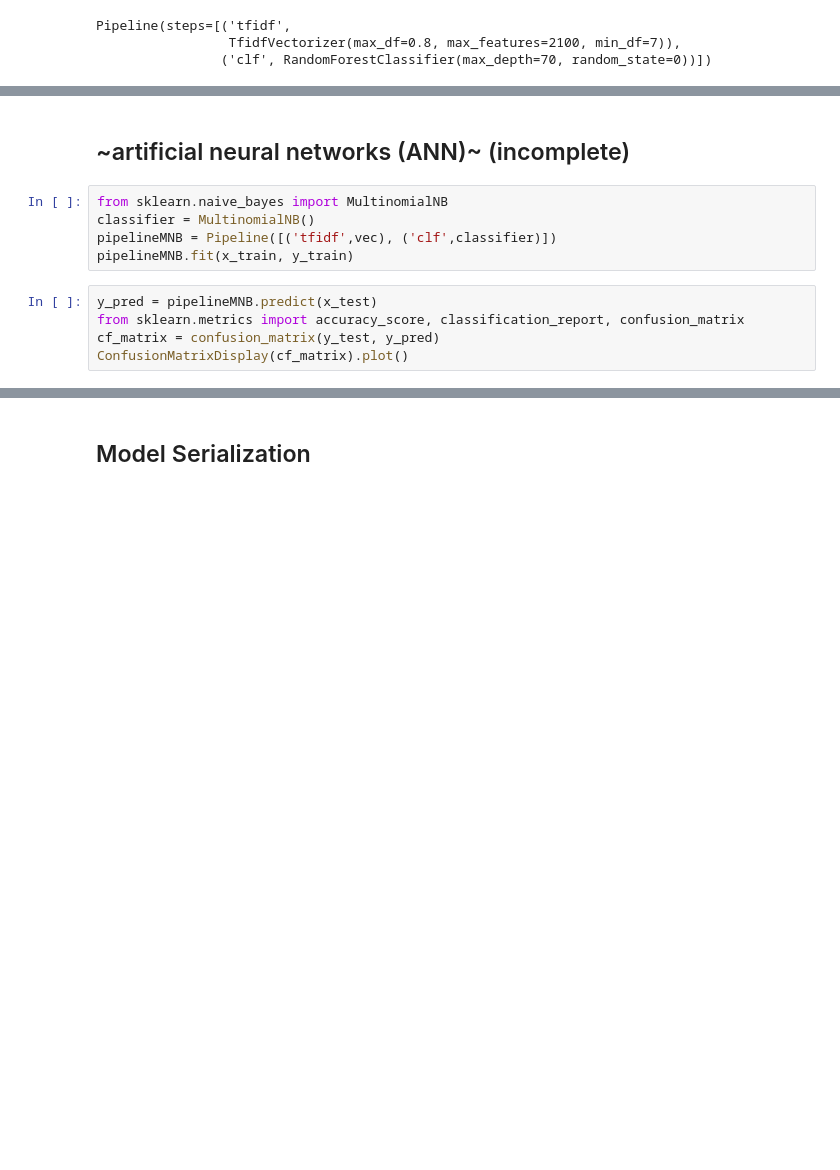
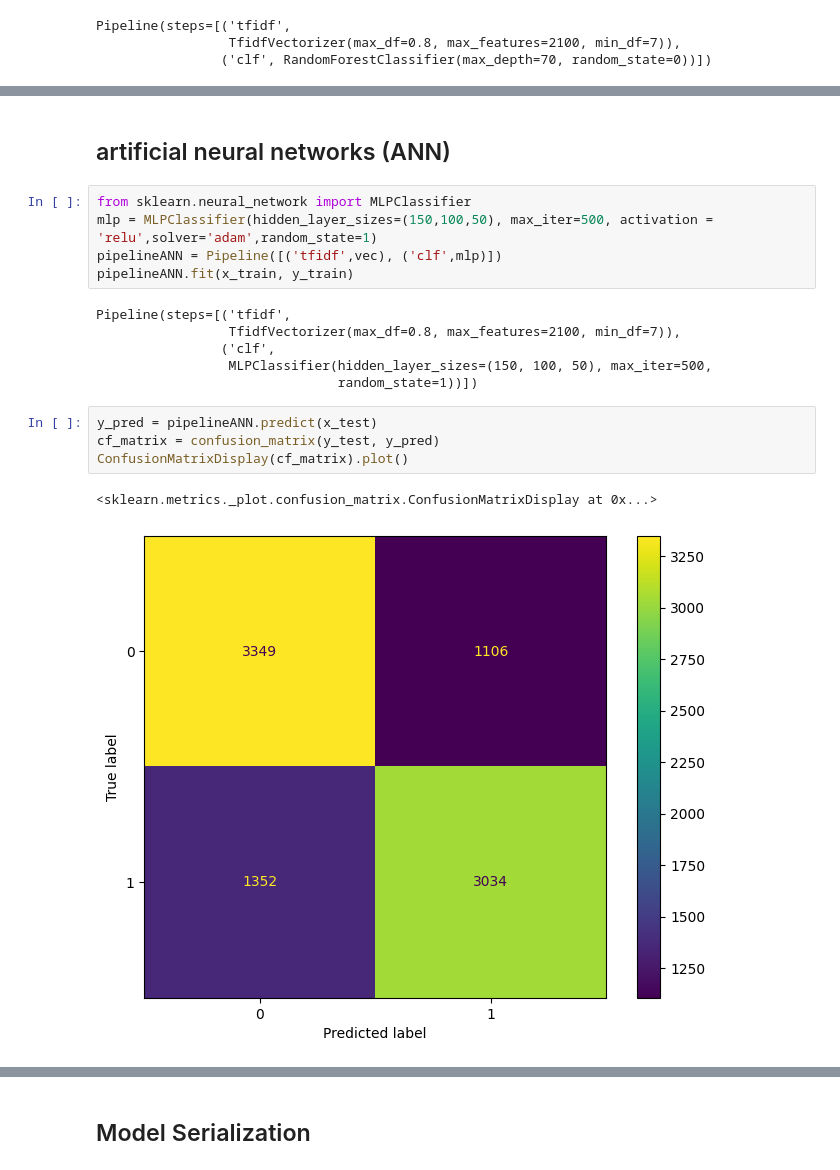
Before and after one commit to nada-mah/arabic-sentiment-analysis, a Jupyter notebook: sentiment_analysis.ipynb, the cells around one changed output, grey strips where cells are left out. Cells and saved outputs as stored; diff of their text form; blank space fills up the shorter version.

```diff
--- a/sentiment_analysis.ipynb
+++ b/sentiment_analysis.ipynb
@@ -492,13 +489,21 @@ sns.heatmap(cf_matrix/np.sum(cf_matrix), annot=True,
 # %% [markdown]
-## ~artificial neural networks (ANN)~ (incomplete)
+## artificial neural networks (ANN)
-# %%
-from sklearn.naive_bayes import MultinomialNB
-classifier = MultinomialNB()
-pipelineMNB = Pipeline([('tfidf',vec), ('clf',classifier)])
-pipelineMNB.fit(x_train, y_train)
+# %%
+from sklearn.neural_network import MLPClassifier
+mlp = MLPClassifier(hidden_layer_sizes=(150,100,50), max_iter=500, activation = 'relu',solver='adam',random_state=1)
+pipelineANN = Pipeline([('tfidf',vec), ('clf',mlp)])
+pipelineANN.fit(x_train, y_train)
+# %% [output]
+Pipeline(steps=[('tfidf',
+                 TfidfVectorizer(max_df=0.8, max_features=2100, min_df=7)),
+                ('clf',
+                 MLPClassifier(hidden_layer_sizes=(150, 100, 50), max_iter=500,
+                               random_state=1))])
 # %%
-y_pred = pipelineMNB.predict(x_test)
-from sklearn.metrics import accuracy_score, classification_report, confusion_matrix
+y_pred = pipelineANN.predict(x_test)
 cf_matrix = confusion_matrix(y_test, y_pred)
 ConfusionMatrixDisplay(cf_matrix).plot()
+# %% [output]
+<sklearn.metrics._plot.confusion_matrix.ConfusionMatrixDisplay at 0x...>
+[figure, added]
 # %%
```
Also changed, not shown: parts of 16 cells of this notebook.
